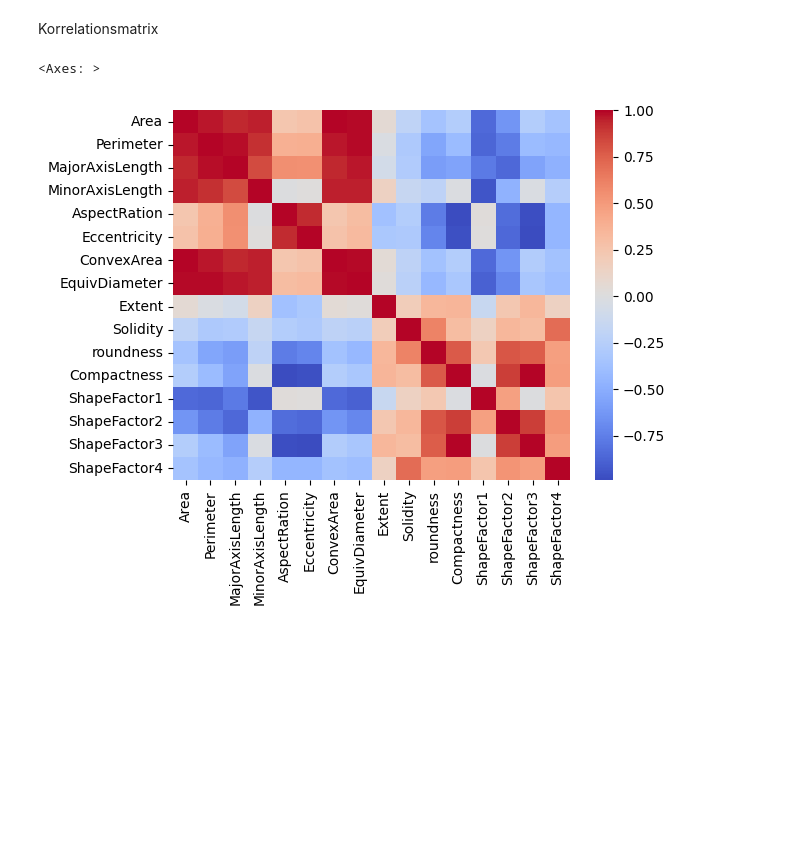
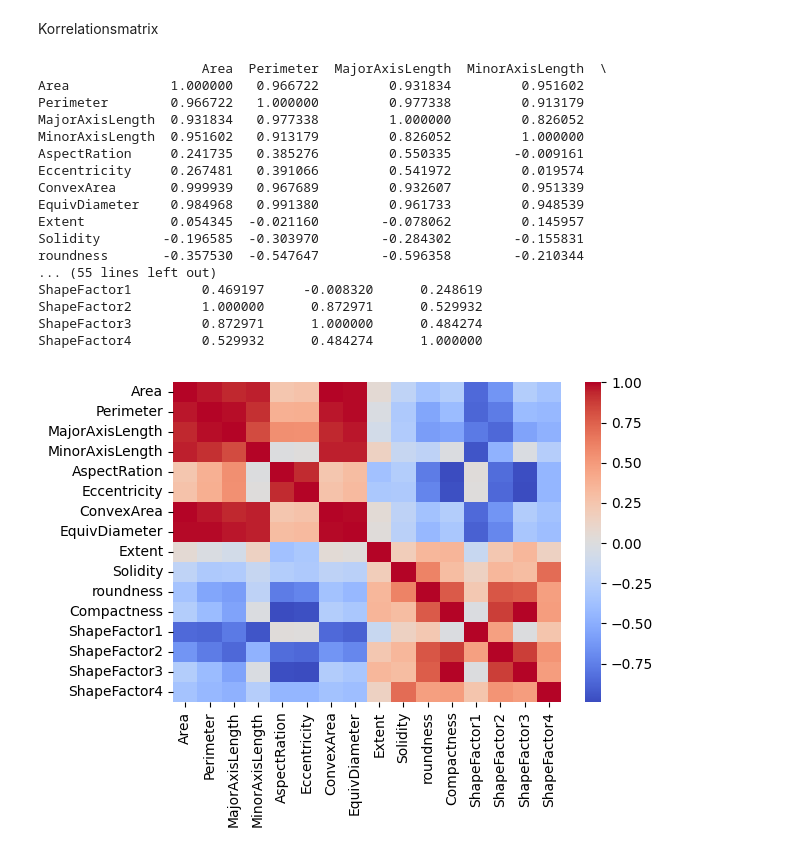
Before and after one commit to surajk222/Project_Group_Attribution_Method, a Jupyter notebook: data_exploration.ipynb, the cells around one changed output. Cells and saved outputs as stored; diff of their text form; code cells hidden in the pictures; blank space fills up the shorter version.

Commit message:
added save figure

```diff
--- a/data_exploration.ipynb
+++ b/data_exploration.ipynb
@@ -63,7 +63,27 @@ Korrelationsmatrix
 # %%
 corr = df.drop(columns="Class").corr()
 
 sb.heatmap(corr,cmap="coolwarm")
+plt.tight_layout()
+plt.savefig('./figures/correlation_matrix.eps', format='eps')
+
+print(corr)
 # %% [output]
-<Axes: >
+                     Area  Perimeter  MajorAxisLength  MinorAxisLength  \
+Area             1.000000   0.966722         0.931834         0.951602
+Perimeter        0.966722   1.000000         0.977338         0.913179
+MajorAxisLength  0.931834   0.977338         1.000000         0.826052
+MinorAxisLength  0.951602   0.913179         0.826052         1.000000
+AspectRation     0.241735   0.385276         0.550335        -0.009161
+Eccentricity     0.267481   0.391066         0.541972         0.019574
+ConvexArea       0.999939   0.967689         0.932607         0.951339
+EquivDiameter    0.984968   0.991380         0.961733         0.948539
+Extent           0.054345  -0.021160        -0.078062         0.145957
+Solidity        -0.196585  -0.303970        -0.284302        -0.155831
+roundness       -0.357530  -0.547647        -0.596358        -0.210344
+... (55 lines left out)
+ShapeFactor1         0.469197     -0.008320      0.248619
+ShapeFactor2         1.000000      0.872971      0.529932
+ShapeFactor3         0.872971      1.000000      0.484274
+ShapeFactor4         0.529932      0.484274      1.000000
-[figure, old version]
+[figure, new version]
```
